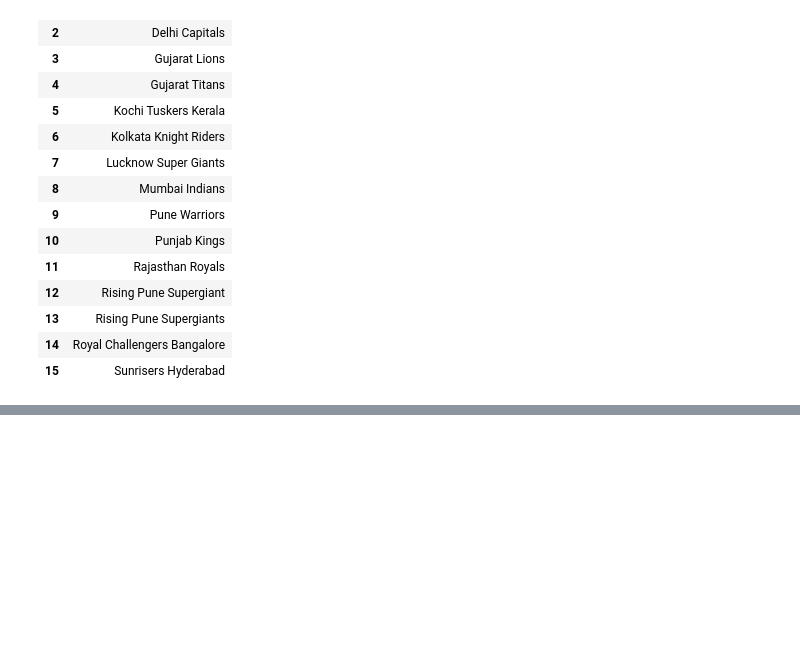
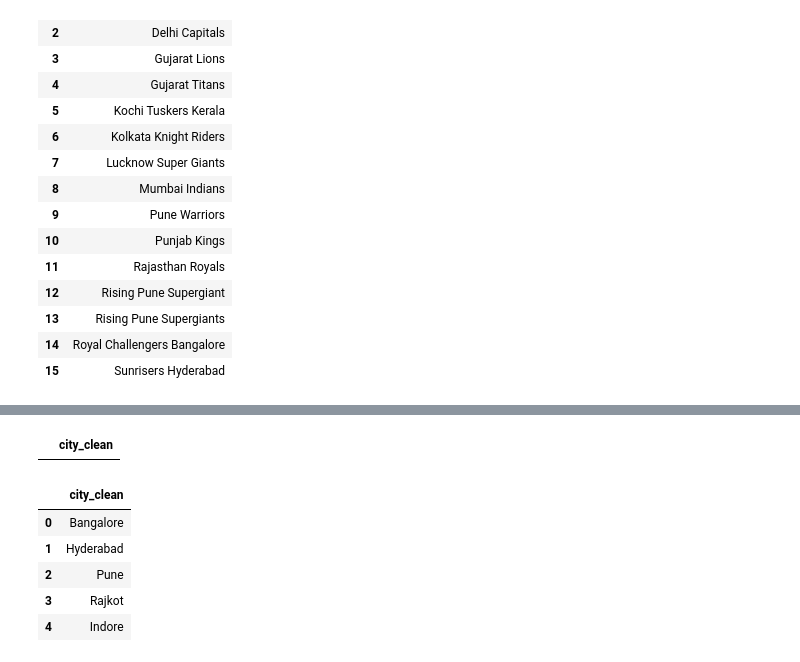
Before and after one commit to muhmmdnihasbca25dbi-hub/ipl_proj.3.1, a Jupyter notebook: notebooks/data_preperation.ipynb, the cells around one changed output, grey strips where cells are left out. Cells and saved outputs as stored; diff of their text form; code cells hidden in the pictures; blank space fills up the shorter version.

```diff
--- a/notebooks/data_preperation.ipynb
+++ b/notebooks/data_preperation.ipynb
@@ -86,0 +163,15 @@ order by team_name_clean;': no such table: v_teams_clean
+# %%
+q(""" SELECT city_clean FROM v_city_clean
+WHERE city_clean IN('UNKNOWN');""")
+# %% [output]
+|  | city_clean |
+# %%
+q(""" SELECT city_clean FROM v_city_clean
+LIMIT 5;""")
+# %% [output]
+|  | city_clean |
+| 0 | Bangalore |
+| 1 | Hyderabad |
+| 2 | Pune |
+| 3 | Rajkot |
+| 4 | Indore |
```
Also changed, not shown: parts of 19 cells of this notebook, 5 other files.
